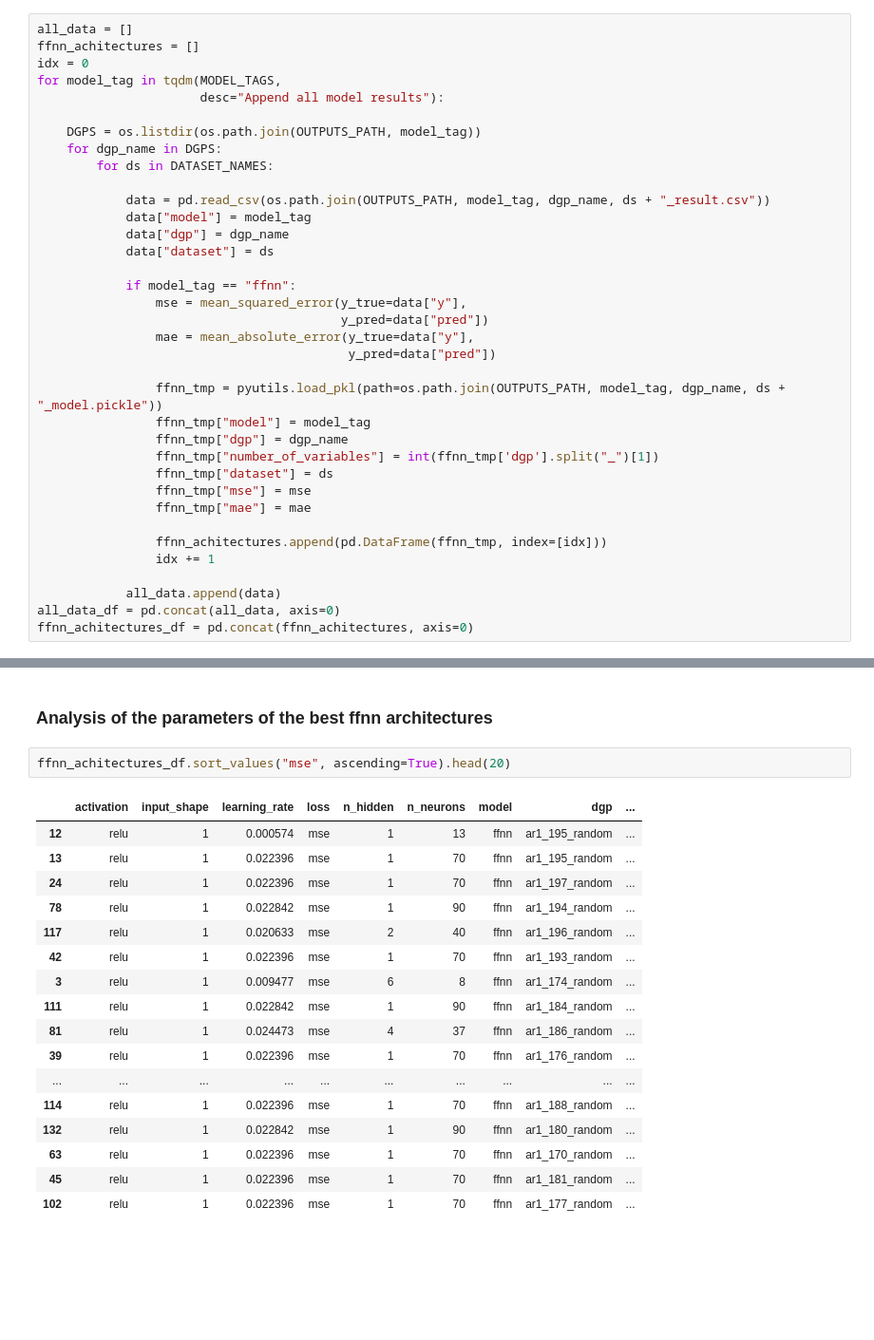
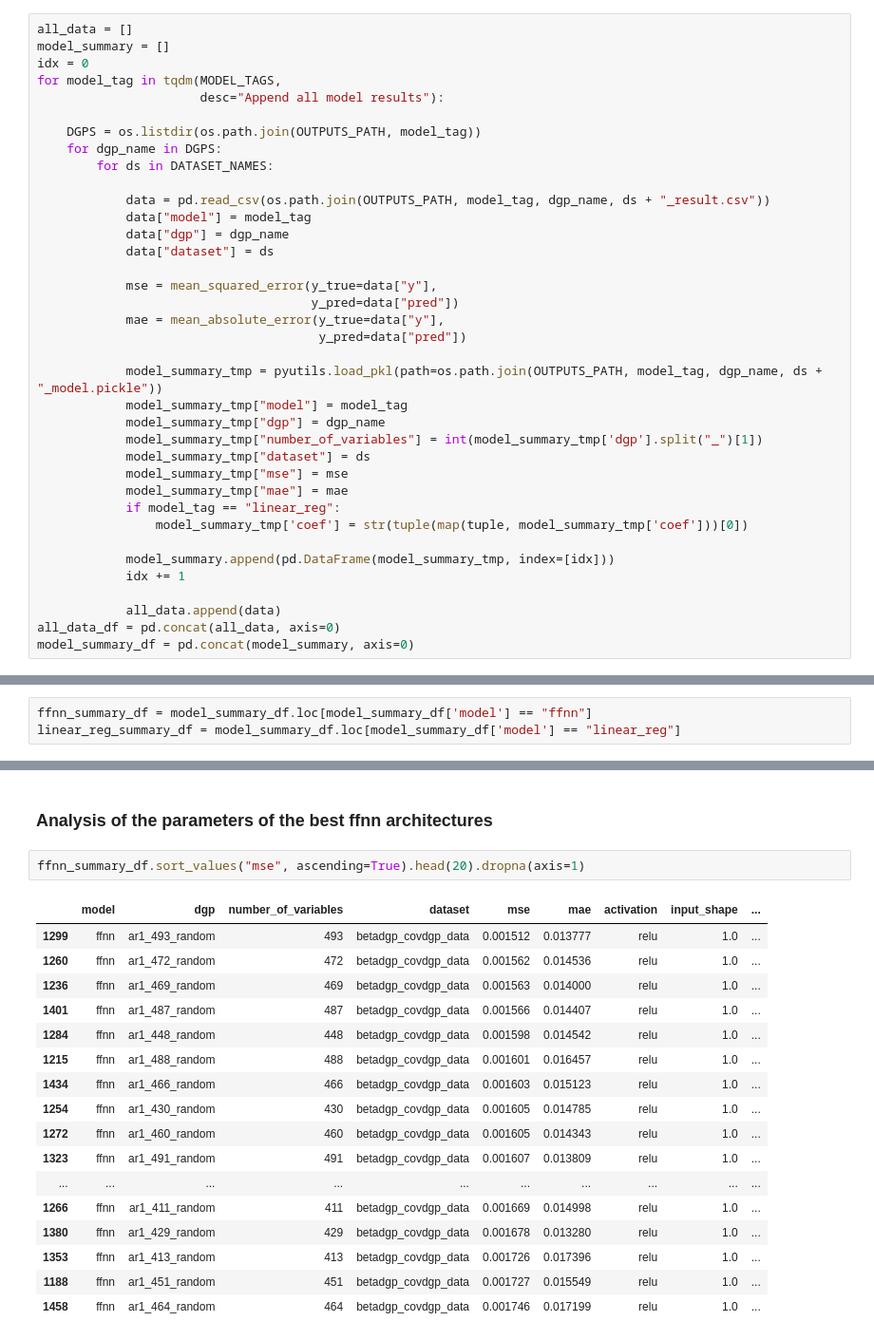
Before and after one commit to dcuoliveira/NN-VAR-Cov-Pred, a Jupyter notebook: src/results_report.ipynb, the cells around one changed output, grey strips where cells are left out. Shown at 95% size. Saved outputs shown, nothing was run; the diff lists cells and outputs as text; blank space fills up the shorter version.

```diff
--- a/src/results_report.ipynb
+++ b/src/results_report.ipynb
@@ -21,7 +21,7 @@ MODEL_TAGS = ["linear_reg", "ffnn"]
 ## 1) Aggregate all results
 # %%
 all_data = []
-ffnn_achitectures = []
+model_summary = []
 idx = 0
 for model_tag in tqdm(MODEL_TAGS,
                       desc="Append all model results"):
@@ -35,26 +35,27 @@ for model_tag in tqdm(MODEL_TAGS,
             data["dgp"] = dgp_name
             data["dataset"] = ds
 
-            if model_tag == "ffnn":
-                mse = mean_squared_error(y_true=data["y"],
-                                         y_pred=data["pred"])
-                mae = mean_absolute_error(y_true=data["y"],
-                                          y_pred=data["pred"])
+            mse = mean_squared_error(y_true=data["y"],
+                                     y_pred=data["pred"])
+            mae = mean_absolute_error(y_true=data["y"],
+                                      y_pred=data["pred"])
 
-                ffnn_tmp = pyutils.load_pkl(path=os.path.join(OUTPUTS_PATH, model_tag, dgp_name, ds + "_model.pickle"))
-                ffnn_tmp["model"] = model_tag
-                ffnn_tmp["dgp"] = dgp_name
-                ffnn_tmp["number_of_variables"] = int(ffnn_tmp['dgp'].split("_")[1])
-                ffnn_tmp["dataset"] = ds
-                ffnn_tmp["mse"] = mse
-                ffnn_tmp["mae"] = mae
+            model_summary_tmp = pyutils.load_pkl(path=os.path.join(OUTPUTS_PATH, model_tag, dgp_name, ds + "_model.pickle"))
+            model_summary_tmp["model"] = model_tag
+            model_summary_tmp["dgp"] = dgp_name
+            model_summary_tmp["number_of_variables"] = int(model_summary_tmp['dgp'].split("_")[1])
+            model_summary_tmp["dataset"] = ds
+            model_summary_tmp["mse"] = mse
+            model_summary_tmp["mae"] = mae
+            if model_tag == "linear_reg":
+                model_summary_tmp['coef'] = str(tuple(map(tuple, model_summary_tmp['coef']))[0])
 
-                ffnn_achitectures.append(pd.DataFrame(ffnn_tmp, index=[idx]))
-                idx += 1
+            model_summary.append(pd.DataFrame(model_summary_tmp, index=[idx]))
+            idx += 1
 
             all_data.append(data)
 all_data_df = pd.concat(all_data, axis=0)
-ffnn_achitectures_df = pd.concat(ffnn_achitectures, axis=0)
+model_summary_df = pd.concat(model_summary, axis=0)
 # %% [markdown]
 ## 2) Compute relevant metrics
 
@@ -117,4 +118,7 @@ Text(0.5, 1.0, 'MAE of the OOS forecast for each test simulation')
 ## 3) Analysis of the chosen FFNN architectures
 
 ### Distribution of the number of hidden units and neurons per unit
+# %%
+ffnn_summary_df = model_summary_df.loc[model_summary_df['model'] == "ffnn"]
+linear_reg_summary_df = model_summary_df.loc[model_summary_df['model'] == "linear_reg"]
 # %%
@@ -136,23 +140,23 @@ Text(0.5, 1.0, 'Distribution of the number of neurons per hidden units in each c
 # %% [markdown]
 ### Analysis of the parameters of the best ffnn architectures
 # %%
-ffnn_achitectures_df.sort_values("mse", ascending=True).head(20)
+ffnn_summary_df.sort_values("mse", ascending=True).head(20).dropna(axis=1)
 # %% [output]
-|  | activation | input_shape | learning_rate | loss | n_hidden | n_neurons | model | dgp | ... |
-| 12 | relu | 1 | 0.000574 | mse | 1 | 13 | ffnn | ar1_195_random | ... |
-| 13 | relu | 1 | 0.022396 | mse | 1 | 70 | ffnn | ar1_195_random | ... |
-| 24 | relu | 1 | 0.022396 | mse | 1 | 70 | ffnn | ar1_197_random | ... |
-| 78 | relu | 1 | 0.022842 | mse | 1 | 90 | ffnn | ar1_194_random | ... |
-| 117 | relu | 1 | 0.020633 | mse | 2 | 40 | ffnn | ar1_196_random | ... |
-| 42 | relu | 1 | 0.022396 | mse | 1 | 70 | ffnn | ar1_193_random | ... |
-| 3 | relu | 1 | 0.009477 | mse | 6 | 8 | ffnn | ar1_174_random | ... |
-| 111 | relu | 1 | 0.022842 | mse | 1 | 90 | ffnn | ar1_184_random | ... |
-| 81 | relu | 1 | 0.024473 | mse | 4 | 37 | ffnn | ar1_186_random | ... |
-| 39 | relu | 1 | 0.022396 | mse | 1 | 70 | ffnn | ar1_176_random | ... |
+|  | model | dgp | number_of_variables | dataset | mse | mae | activation | input_shape | ... |
+| 1299 | ffnn | ar1_493_random | 493 | betadgp_covdgp_data | 0.001512 | 0.013777 | relu | 1.0 | ... |
+| 1260 | ffnn | ar1_472_random | 472 | betadgp_covdgp_data | 0.001562 | 0.014536 | relu | 1.0 | ... |
+| 1236 | ffnn | ar1_469_random | 469 | betadgp_covdgp_data | 0.001563 | 0.014000 | relu | 1.0 | ... |
+| 1401 | ffnn | ar1_487_random | 487 | betadgp_covdgp_data | 0.001566 | 0.014407 | relu | 1.0 | ... |
+| 1284 | ffnn | ar1_448_random | 448 | betadgp_covdgp_data | 0.001598 | 0.014542 | relu | 1.0 | ... |
+| 1215 | ffnn | ar1_488_random | 488 | betadgp_covdgp_data | 0.001601 | 0.016457 | relu | 1.0 | ... |
+| 1434 | ffnn | ar1_466_random | 466 | betadgp_covdgp_data | 0.001603 | 0.015123 | relu | 1.0 | ... |
+| 1254 | ffnn | ar1_430_random | 430 | betadgp_covdgp_data | 0.001605 | 0.014785 | relu | 1.0 | ... |
+| 1272 | ffnn | ar1_460_random | 460 | betadgp_covdgp_data | 0.001605 | 0.014343 | relu | 1.0 | ... |
+| 1323 | ffnn | ar1_491_random | 491 | betadgp_covdgp_data | 0.001607 | 0.013809 | relu | 1.0 | ... |
 | ... | ... | ... | ... | ... | ... | ... | ... | ... | ... |
-| 114 | relu | 1 | 0.022396 | mse | 1 | 70 | ffnn | ar1_188_random | ... |
-| 132 | relu | 1 | 0.022842 | mse | 1 | 90 | ffnn | ar1_180_random | ... |
-| 63 | relu | 1 | 0.022396 | mse | 1 | 70 | ffnn | ar1_170_random | ... |
-| 45 | relu | 1 | 0.022396 | mse | 1 | 70 | ffnn | ar1_181_random | ... |
-| 102 | relu | 1 | 0.022396 | mse | 1 | 70 | ffnn | ar1_177_random | ... |
+| 1266 | ffnn | ar1_411_random | 411 | betadgp_covdgp_data | 0.001669 | 0.014998 | relu | 1.0 | ... |
+| 1380 | ffnn | ar1_429_random | 429 | betadgp_covdgp_data | 0.001678 | 0.013280 | relu | 1.0 | ... |
+| 1353 | ffnn | ar1_413_random | 413 | betadgp_covdgp_data | 0.001726 | 0.017396 | relu | 1.0 | ... |
+| 1188 | ffnn | ar1_451_random | 451 | betadgp_covdgp_data | 0.001727 | 0.015549 | relu | 1.0 | ... |
+| 1458 | ffnn | ar1_464_random | 464 | betadgp_covdgp_data | 0.001746 | 0.017199 | relu | 1.0 | ... |
 # %%
```
Also changed, not shown: parts of 20 cells of this notebook.
